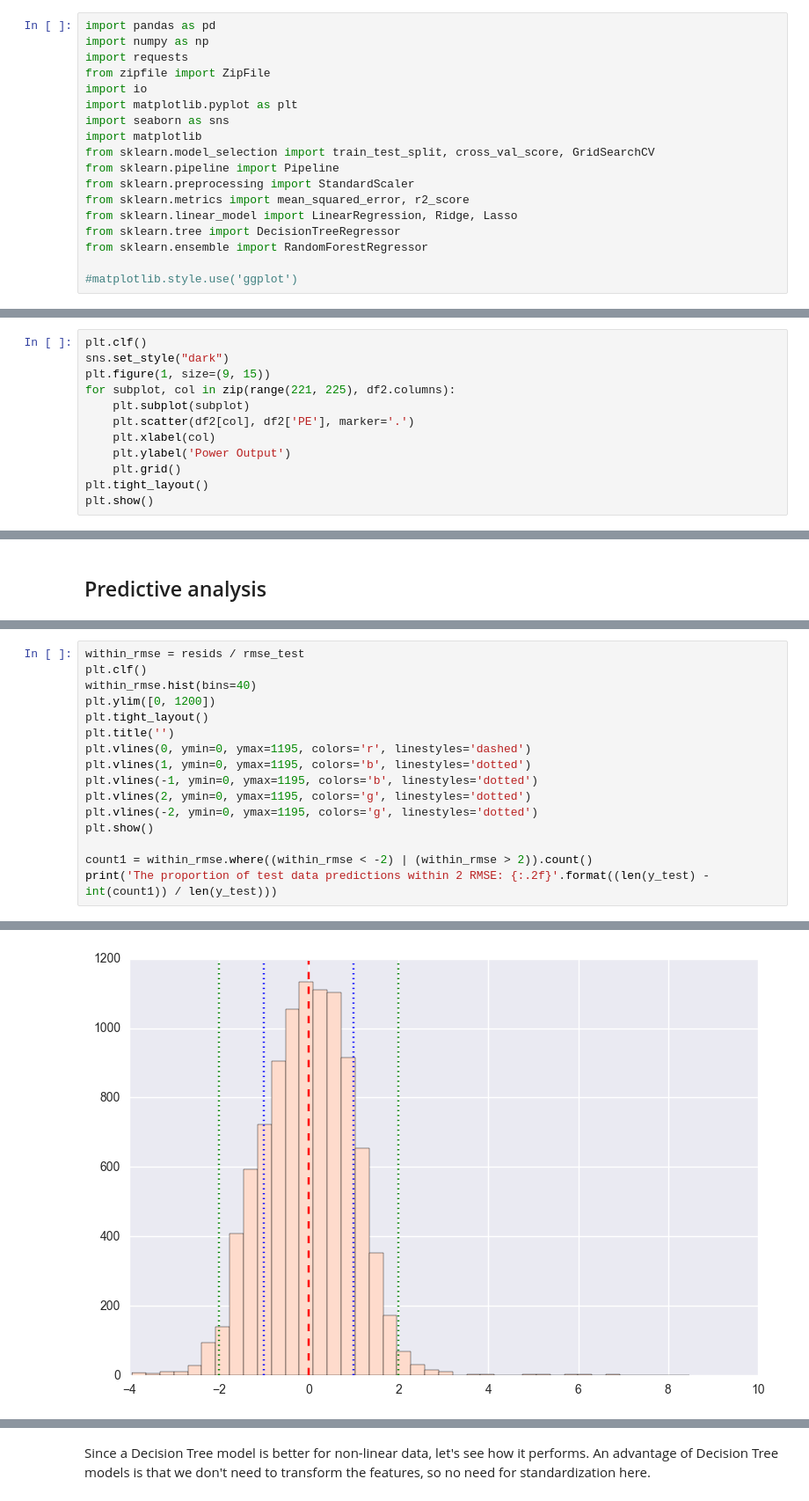
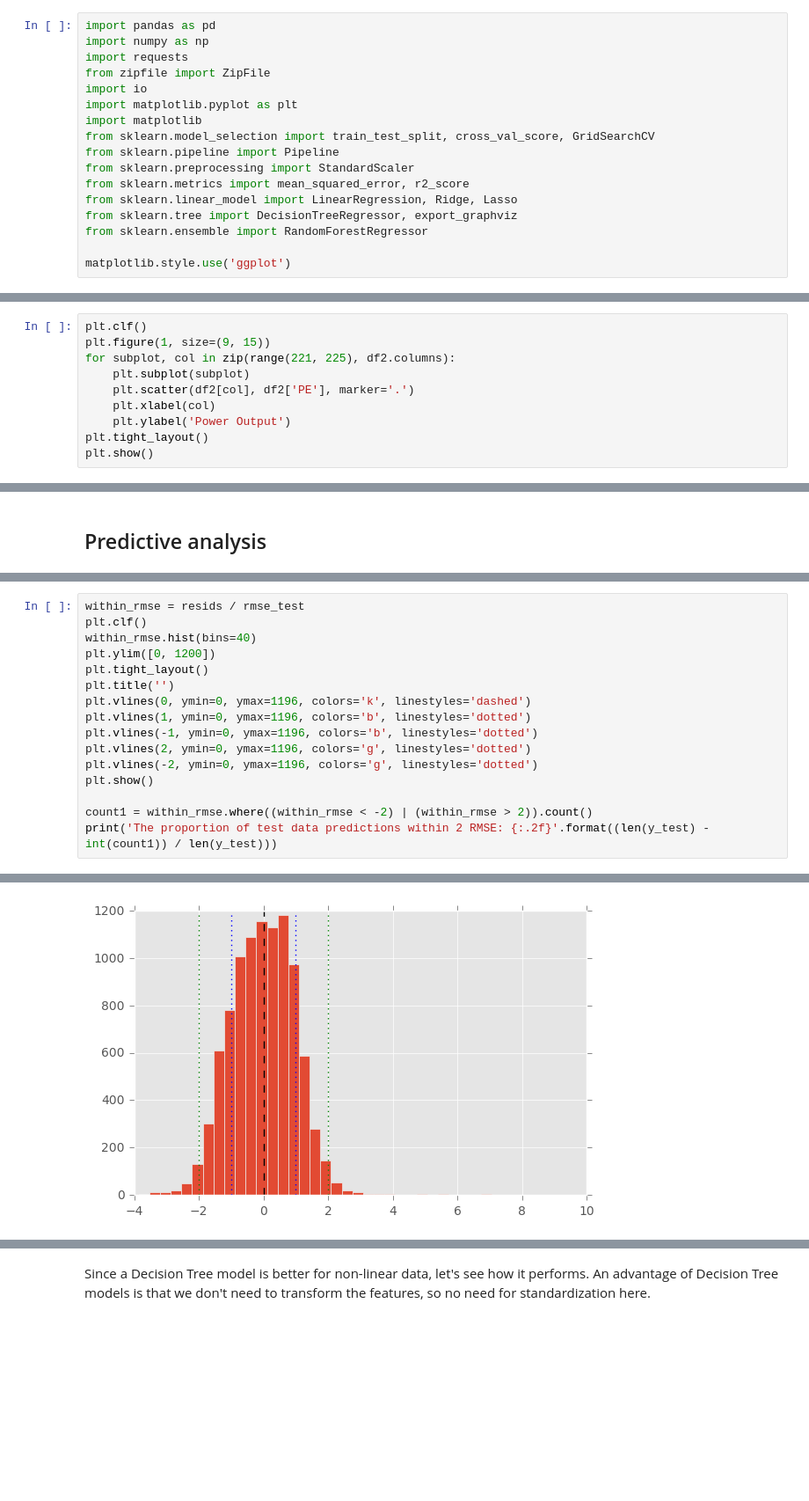
Before and after one commit to vosilov/Data-Science-Portfolio, a Jupyter notebook: Mediative/lab1_CS110x_for_Mediative_using_sklearn.ipynb, the cells around one changed output, grey strips where cells are left out. Shown at 88% size. Cells and saved outputs as stored; diff of their text form; blank space fills up the shorter version.

```diff
--- a/Mediative/lab1_CS110x_for_Mediative_using_sklearn.ipynb
+++ b/Mediative/lab1_CS110x_for_Mediative_using_sklearn.ipynb
@@ -7,17 +11,16 @@ import requests
 from zipfile import ZipFile
 import io
 import matplotlib.pyplot as plt
-import seaborn as sns
 import matplotlib
 from sklearn.model_selection import train_test_split, cross_val_score, GridSearchCV
 from sklearn.pipeline import Pipeline
 from sklearn.preprocessing import StandardScaler
 from sklearn.metrics import mean_squared_error, r2_score
 from sklearn.linear_model import LinearRegression, Ridge, Lasso
-from sklearn.tree import DecisionTreeRegressor
+from sklearn.tree import DecisionTreeRegressor, export_graphviz
 from sklearn.ensemble import RandomForestRegressor
 
-#matplotlib.style.use('ggplot')
+matplotlib.style.use('ggplot')
 # %% [markdown]
 #### Load the dataset from the UCI archive:
 It's a zipped folder named _CCPP_ and contains the data in an excel file with xlsx format split into 5 sheets. I load it using pd.read_excel:
@@ -90,14 +93,12 @@ df2.describe()
 Let's graph the __Power Output__ (__PE__), which we're trying to predict, against the predictors:
 # %%
 plt.clf()
-sns.set_style("dark")
 plt.figure(1, size=(9, 15))
 for subplot, col in zip(range(221, 225), df2.columns):
     plt.subplot(subplot)
     plt.scatter(df2[col], df2['PE'], marker='.')
     plt.xlabel(col)
     plt.ylabel('Power Output')
-    plt.grid()
 plt.tight_layout()
 plt.show()
 # %% [output]
@@ -216,19 +214,19 @@ We can plot a histogram to see the proportion of data within 2 RMSE, which shoul
 # %%
 within_rmse = resids / rmse_test
 plt.clf()
 within_rmse.hist(bins=40)
 plt.ylim([0, 1200])
 plt.tight_layout()
 plt.title('')
-plt.vlines(0, ymin=0, ymax=1195, colors='r', linestyles='dashed')
-plt.vlines(1, ymin=0, ymax=1195, colors='b', linestyles='dotted')
-plt.vlines(-1, ymin=0, ymax=1195, colors='b', linestyles='dotted')
-plt.vlines(2, ymin=0, ymax=1195, colors='g', linestyles='dotted')
-plt.vlines(-2, ymin=0, ymax=1195, colors='g', linestyles='dotted')
+plt.vlines(0, ymin=0, ymax=1196, colors='k', linestyles='dashed')
+plt.vlines(1, ymin=0, ymax=1196, colors='b', linestyles='dotted')
+plt.vlines(-1, ymin=0, ymax=1196, colors='b', linestyles='dotted')
+plt.vlines(2, ymin=0, ymax=1196, colors='g', linestyles='dotted')
+plt.vlines(-2, ymin=0, ymax=1196, colors='g', linestyles='dotted')
 plt.show()
 
 count1 = within_rmse.where((within_rmse < -2) | (within_rmse > 2)).count()
 print('The proportion of test data predictions within 2 RMSE: {:.2f}'.format((len(y_test) - int(count1)) / len(y_test)))
 # %% [output]
 <matplotlib.figure.Figure at 0x...>
-[figure, old version]
+[figure, new version]
```
Also changed, not shown: parts of 54 cells of this notebook, 1 other file.
